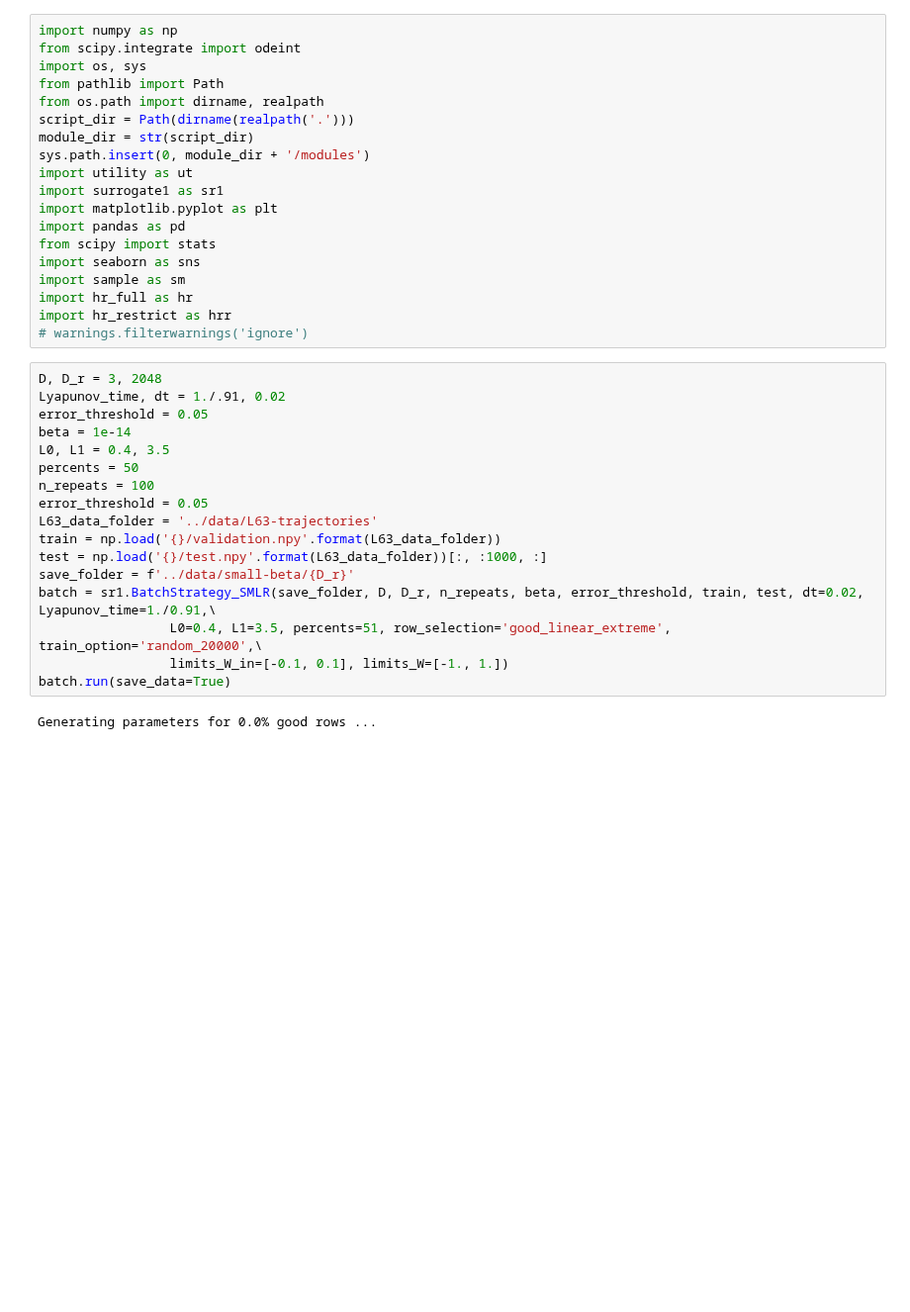
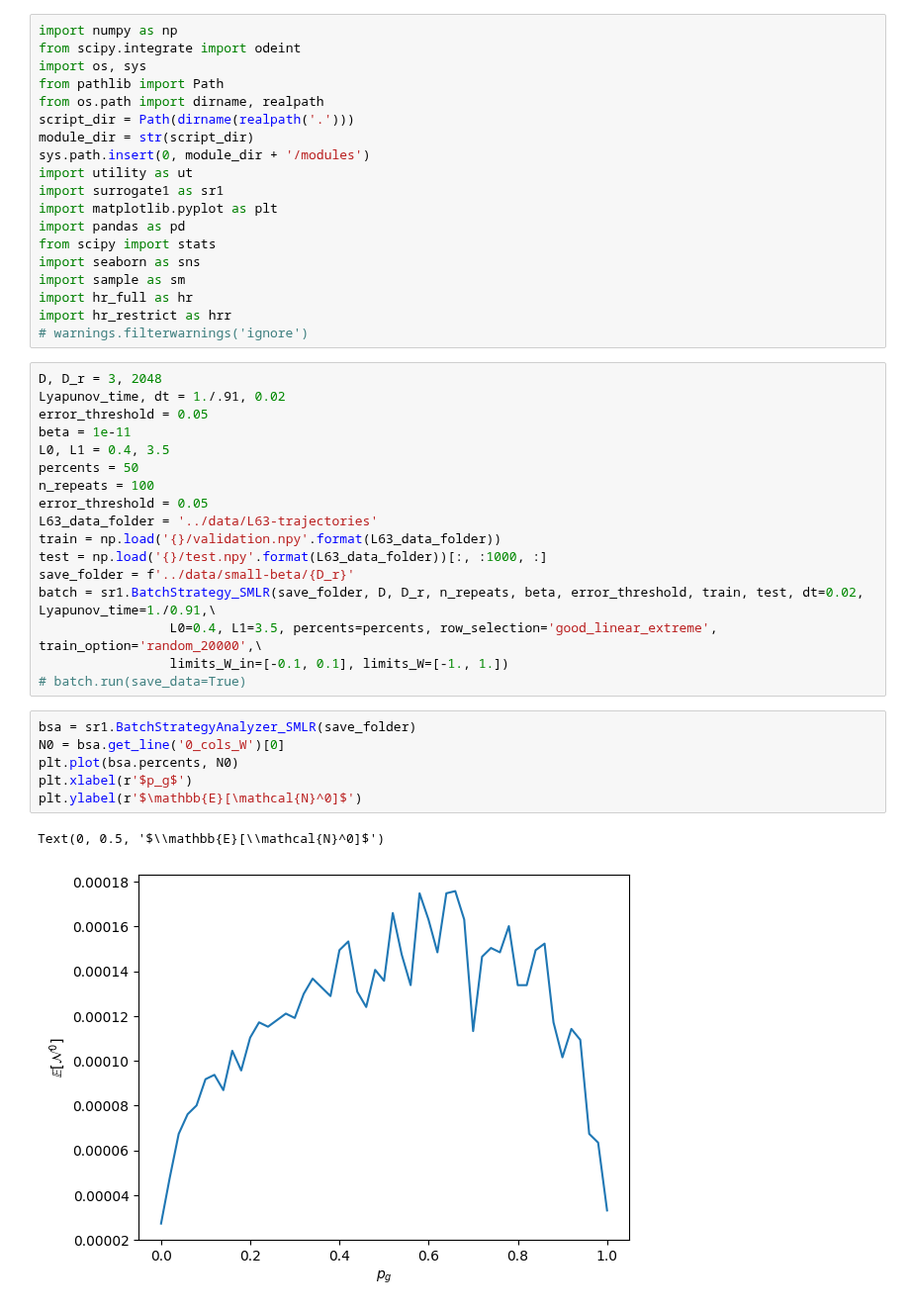
Before and after one commit to pinakm9/random-feature-map, a Jupyter notebook: notebooks/small-beta.ipynb, the cells around one changed output. Shown at 99% size. Cells and saved outputs as stored; diff of their text form; blank space fills up the shorter version.

```diff
--- a/notebooks/small-beta.ipynb
+++ b/notebooks/small-beta.ipynb
@@ -21,7 +21,7 @@ import hr_restrict as hrr
 D, D_r = 3, 2048
 Lyapunov_time, dt = 1./.91, 0.02
 error_threshold = 0.05
-beta = 1e-14
+beta = 1e-11
 L0, L1 = 0.4, 3.5
 percents = 50
 n_repeats = 100
@@ -31,8 +31,15 @@ train = np.load('{}/validation.npy'.format(L63_data_folder))
 test = np.load('{}/test.npy'.format(L63_data_folder))[:, :1000, :]
 save_folder = f'../data/small-beta/{D_r}'
 batch = sr1.BatchStrategy_SMLR(save_folder, D, D_r, n_repeats, beta, error_threshold, train, test, dt=0.02, Lyapunov_time=1./0.91,\
-                 L0=0.4, L1=3.5, percents=51, row_selection='good_linear_extreme', train_option='random_20000',\
+                 L0=0.4, L1=3.5, percents=percents, row_selection='good_linear_extreme', train_option='random_20000',\
                  limits_W_in=[-0.1, 0.1], limits_W=[-1., 1.])
-batch.run(save_data=True)
+# batch.run(save_data=True)
-# %% [output]
-Generating parameters for 0.0% good rows ...
+# %%
+bsa = sr1.BatchStrategyAnalyzer_SMLR(save_folder)
+N0 = bsa.get_line('0_cols_W')[0]
+plt.plot(bsa.percents, N0)
+plt.xlabel(r'$p_g$')
+plt.ylabel(r'$\mathbb{E}[\mathcal{N}^0]$')
+# %% [output]
+Text(0, 0.5, '$\\mathbb{E}[\\mathcal{N}^0]$')
+[figure, added]
```
Also changed, not shown: parts of 8 cells of this notebook, 8 other files.
